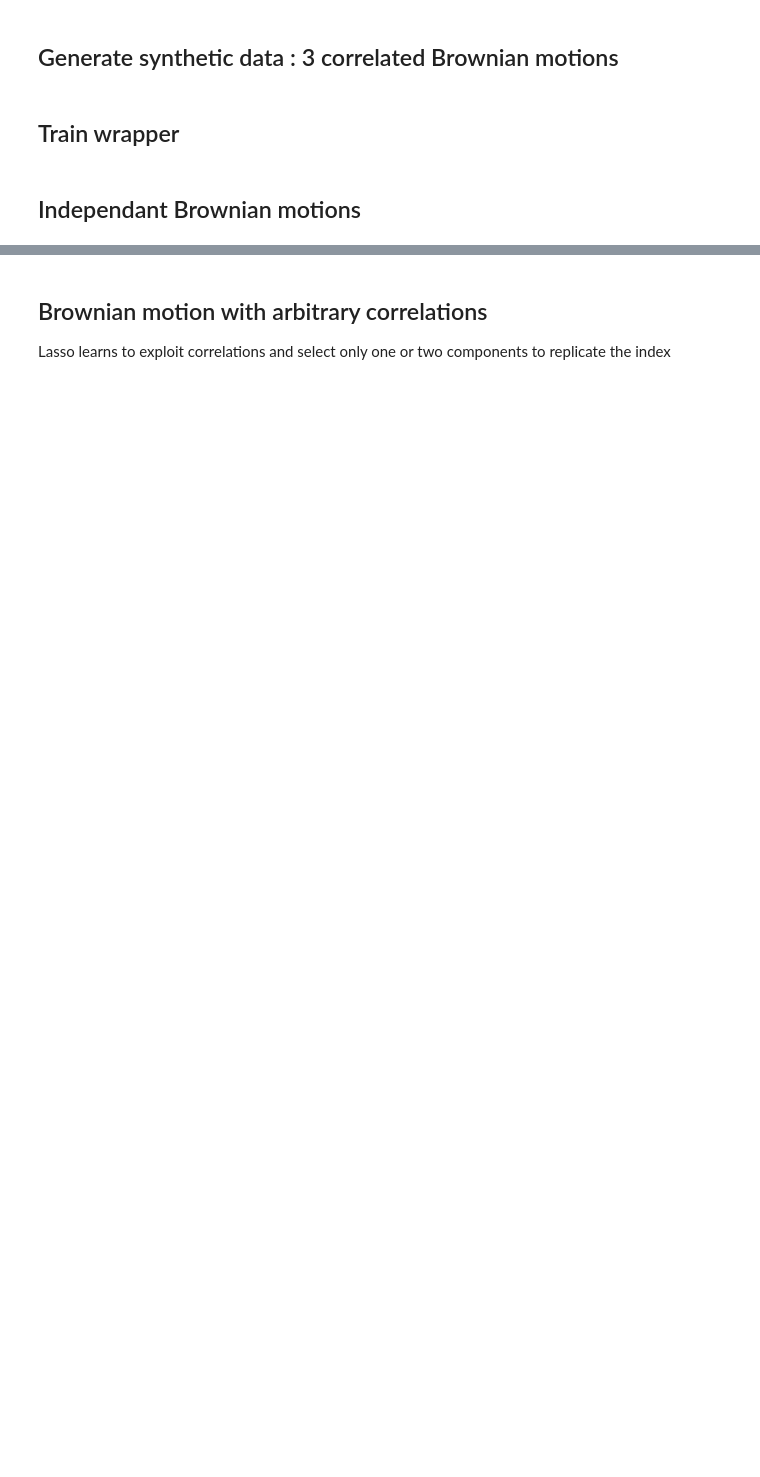
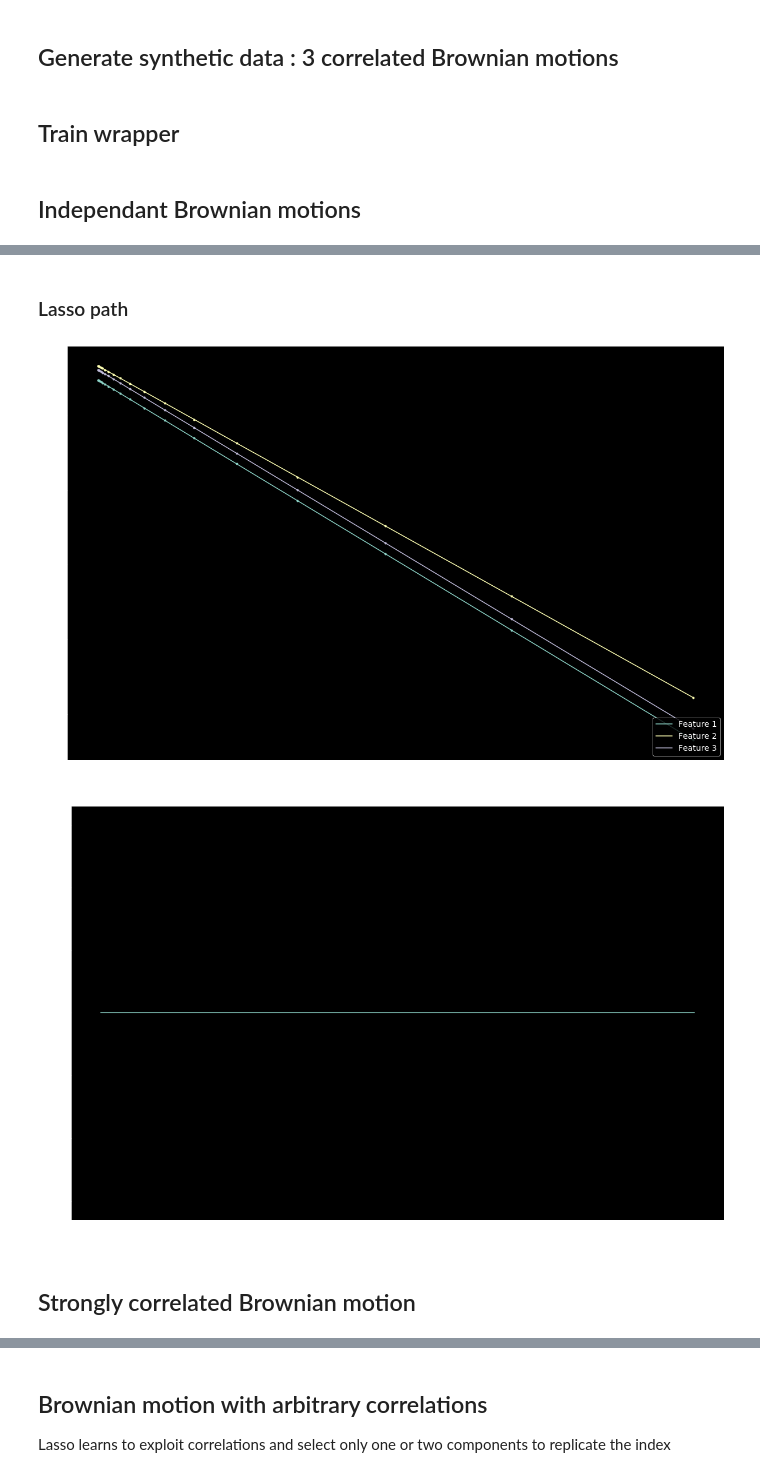
Before and after one commit to sauxpa/Quant, a Jupyter notebook: Lasso selection/lasso_selection_brownian_3_signals.ipynb, the cells around one changed output, grey strips where cells are left out. Cells and saved outputs as stored; diff of their text form; code cells hidden in the pictures; blank space fills up the shorter version.

```diff
--- a/Lasso selection/lasso_selection_brownian_3_signals.ipynb
+++ b/Lasso selection/lasso_selection_brownian_3_signals.ipynb
@@ -148,0 +178,14 @@ If you depend on functionality not listed there, please file an issue.
+# %% [markdown]
+### Lasso path
+# %%
+path, active_features_path, grid = model.lasso_path(n_l1_strength=20,
+                                                    l1_min=0.001,
+                                                    l1_max=1.0,
+                                                    plot_path=True,
+                                                    plot_active_features_path=True,
+                                                   )
+# %% [output]
+[figure, added]
+[figure, added]
+# %% [markdown]
+## Strongly correlated Brownian motion
```
Also changed, not shown: parts of 23 cells of this notebook, 2 other files.
